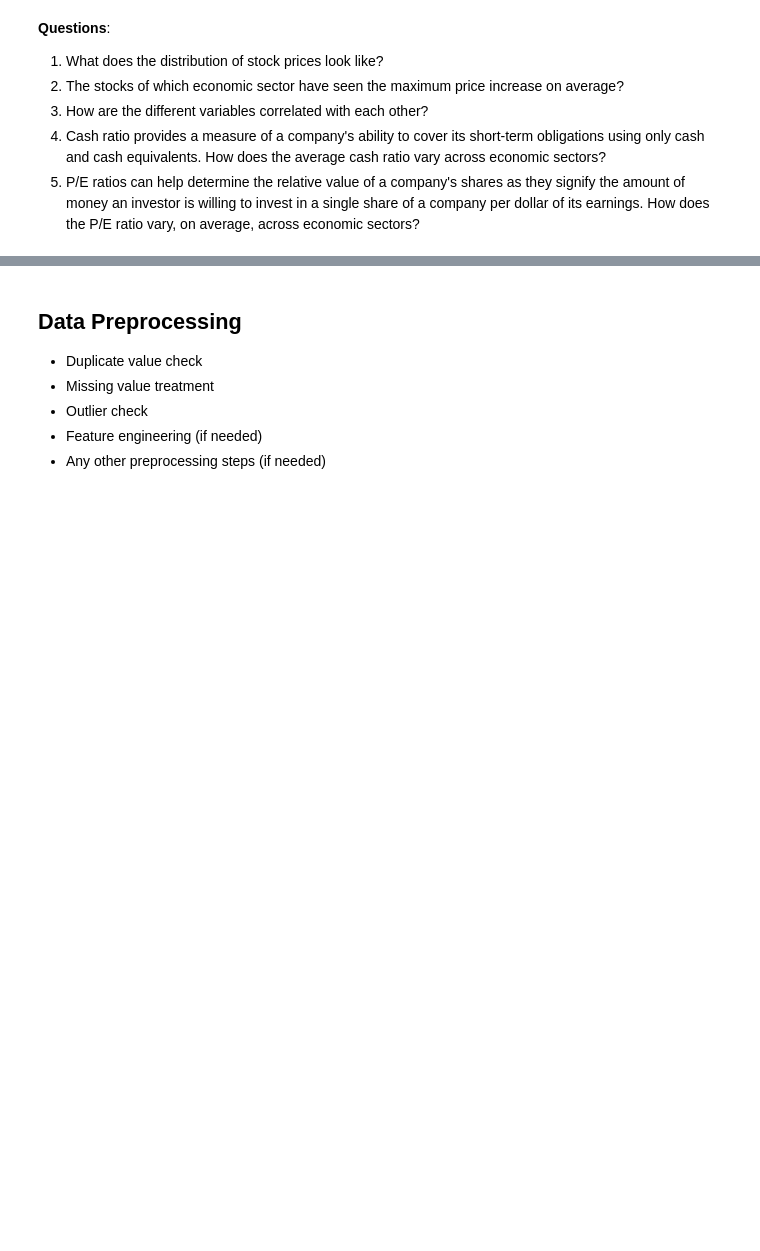
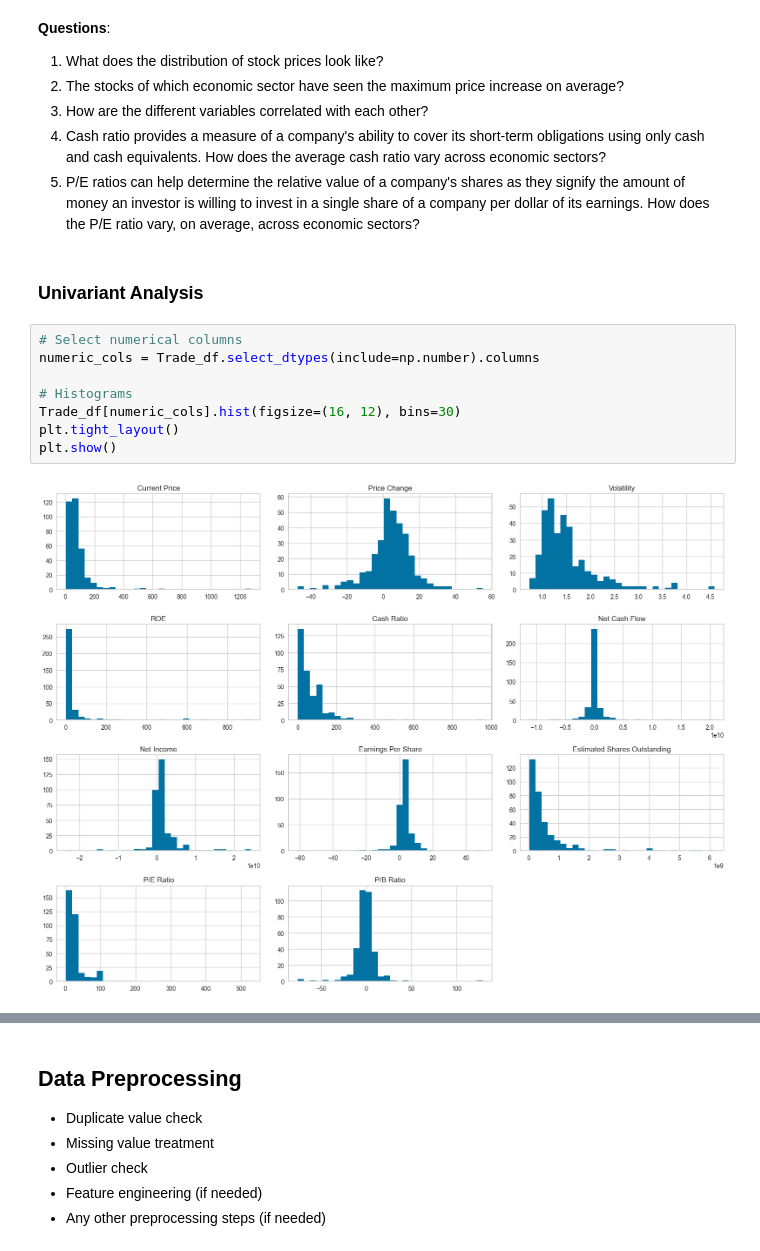
Before and after one commit to Irene-coder-dot/Trade-Ahead-Project, a Jupyter notebook: USL_Project_LearnerNotebook_FullCode.ipynb, the cells around one changed output, grey strips where cells are left out. Saved outputs shown, nothing was run; the diff lists cells and outputs as text; blank space fills up the shorter version.

Commit message:
Univariant Analysis

```diff
--- a/USL_Project_LearnerNotebook_FullCode.ipynb
+++ b/USL_Project_LearnerNotebook_FullCode.ipynb
@@ -174,3 +181,15 @@ dtype: int64
 3. How are the different variables correlated with each other?
 4. Cash ratio provides a measure of a company's ability to cover its short-term obligations using only cash and cash equivalents. How does the average cash ratio vary across economic sectors?
 5. P/E ratios can help determine the relative value of a company's shares as they signify the amount of money an investor is willing to invest in a single share of a company per dollar of its earnings. How does the P/E ratio vary, on average, across economic sectors?
+# %% [markdown]
+### Univariant Analysis
+# %%
+# Select numerical columns
+numeric_cols = Trade_df.select_dtypes(include=np.number).columns
+
+# Histograms
+Trade_df[numeric_cols].hist(figsize=(16, 12), bins=30)
+plt.tight_layout()
+plt.show()
+# %% [output]
+[figure, added]
```
Also changed, not shown: parts of 14 cells of this notebook.
